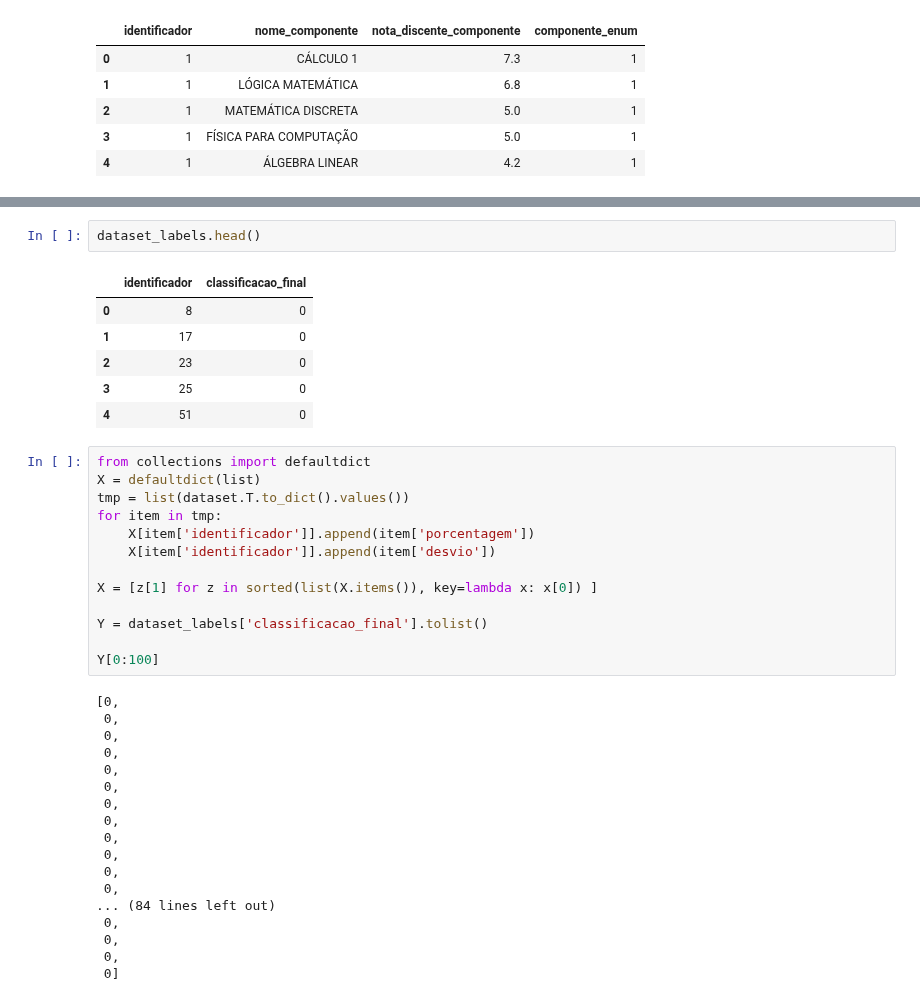
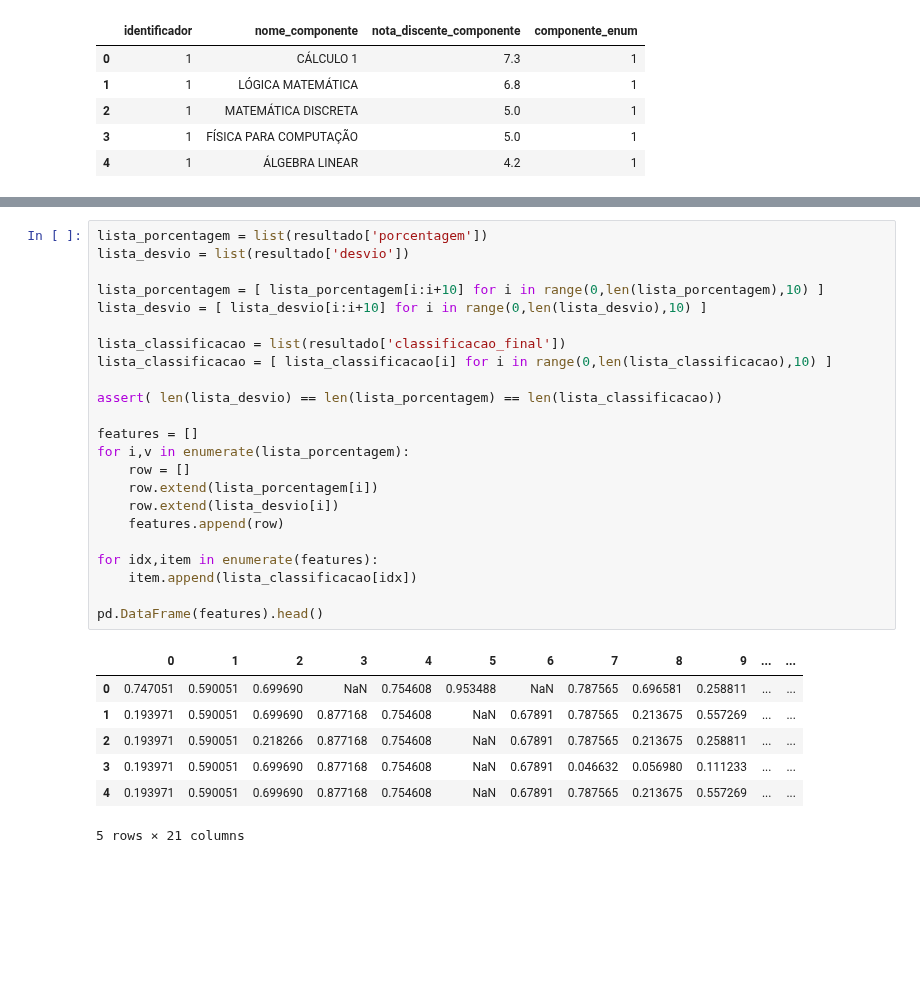
Before and after one commit to luanagbmartins/inteligencia-artificial, a Jupyter notebook: Decision Tree.ipynb, the cells around one changed output, grey strips where cells are left out. Drawn from its saved outputs; the diff is of its cells as text; blank space fills up the shorter version.

Commit message:
normalizacao do dataset

```diff
--- a/Decision Tree.ipynb
+++ b/Decision Tree.ipynb
@@ -435,40 +348,31 @@ dataset
-# %%
-dataset_labels.head()
-# %% [output]
-|  | identificador | classificacao_final |
-| 0 | 8 | 0 |
-| 1 | 17 | 0 |
-| 2 | 23 | 0 |
-| 3 | 25 | 0 |
-| 4 | 51 | 0 |
-# %%
-from collections import defaultdict
-X = defaultdict(list)
-tmp = list(dataset.T.to_dict().values())
-for item in tmp:
-    X[item['identificador']].append(item['porcentagem'])
-    X[item['identificador']].append(item['desvio'])
-
-X = [z[1] for z in sorted(list(X.items()), key=lambda x: x[0]) ]
-
-Y = dataset_labels['classificacao_final'].tolist()
-
-Y[0:100]
-# %% [output]
-[0,
- 0,
- 0,
- 0,
- 0,
- 0,
- 0,
- 0,
- 0,
- 0,
- 0,
- 0,
-... (84 lines left out)
- 0,
- 0,
- 0,
- 0]
+# %%
+lista_porcentagem = list(resultado['porcentagem'])
+lista_desvio = list(resultado['desvio'])
+
+lista_porcentagem = [ lista_porcentagem[i:i+10] for i in range(0,len(lista_porcentagem),10) ]
+lista_desvio = [ lista_desvio[i:i+10] for i in range(0,len(lista_desvio),10) ]
+
+lista_classificacao = list(resultado['classificacao_final'])
+lista_classificacao = [ lista_classificacao[i] for i in range(0,len(lista_classificacao),10) ]
+
+assert( len(lista_desvio) == len(lista_porcentagem) == len(lista_classificacao))
+
+features = []
+for i,v in enumerate(lista_porcentagem):
+    row = []
+    row.extend(lista_porcentagem[i])
+    row.extend(lista_desvio[i])
+    features.append(row)
+
+for idx,item in enumerate(features):
+    item.append(lista_classificacao[idx])
+
+pd.DataFrame(features).head()
+# %% [output]
+|  | 0 | 1 | 2 | 3 | 4 | 5 | 6 | 7 | 8 | 9 | ... | ... |
+| 0 | 0.747051 | 0.590051 | 0.699690 | NaN | 0.754608 | 0.953488 | NaN | 0.787565 | 0.696581 | 0.258811 | ... | ... |
+| 1 | 0.193971 | 0.590051 | 0.699690 | 0.877168 | 0.754608 | NaN | 0.67891 | 0.787565 | 0.213675 | 0.557269 | ... | ... |
+| 2 | 0.193971 | 0.590051 | 0.218266 | 0.877168 | 0.754608 | NaN | 0.67891 | 0.787565 | 0.213675 | 0.258811 | ... | ... |
+| 3 | 0.193971 | 0.590051 | 0.699690 | 0.877168 | 0.754608 | NaN | 0.67891 | 0.046632 | 0.056980 | 0.111233 | ... | ... |
+| 4 | 0.193971 | 0.590051 | 0.699690 | 0.877168 | 0.754608 | NaN | 0.67891 | 0.787565 | 0.213675 | 0.557269 | ... | ... |
+5 rows × 21 columns
```
Also changed, not shown: parts of 11 cells of this notebook.
